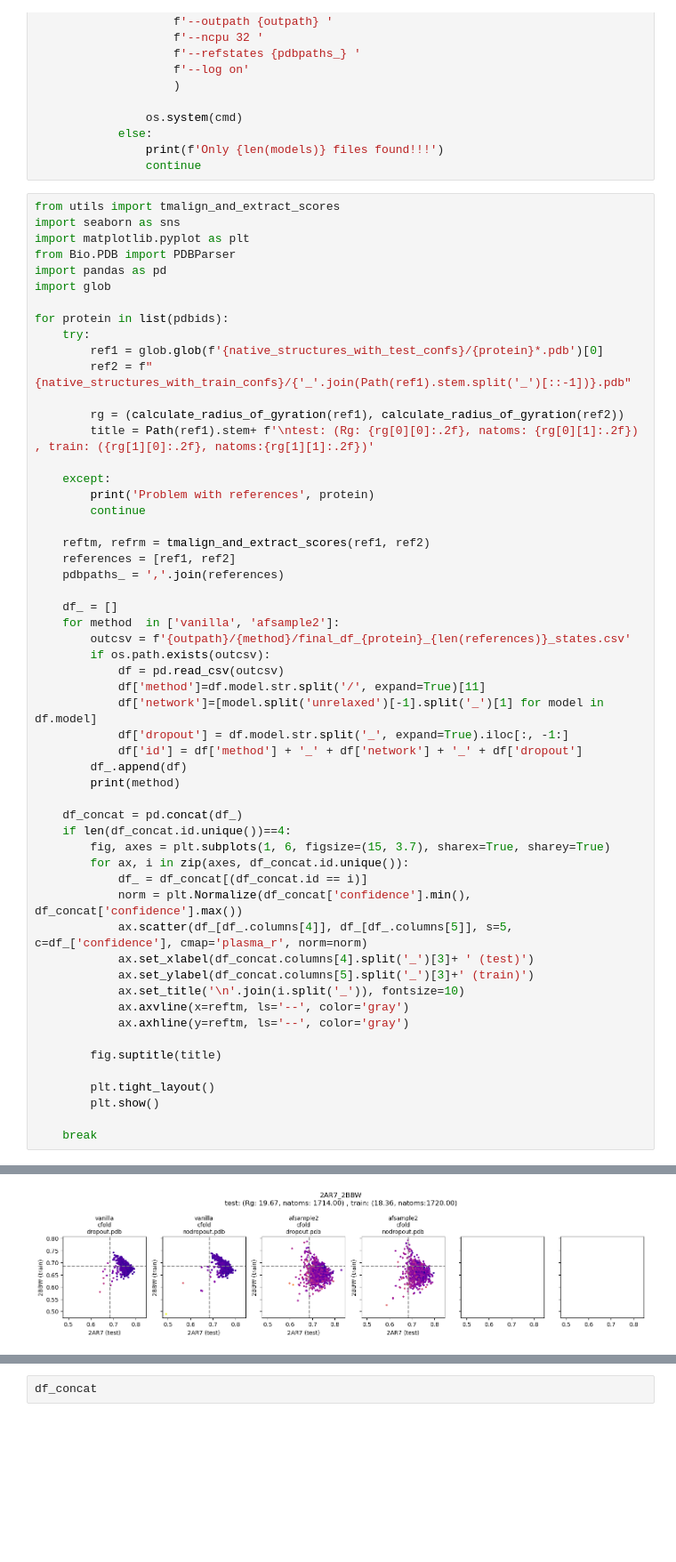
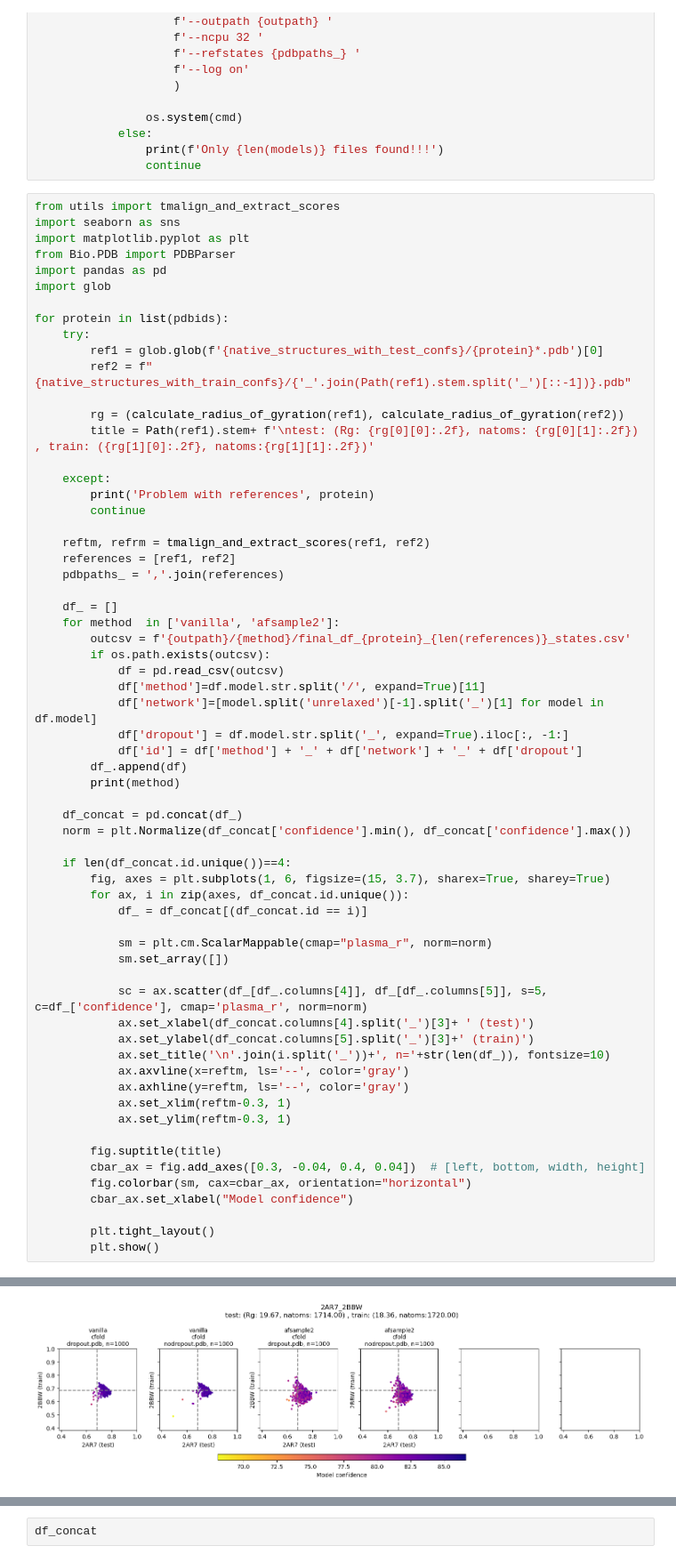
Before and after one commit to iamysk/AFsample2, a Jupyter notebook: notebooks/compile_cfold.ipynb, the cells around one changed output, grey strips where cells are left out. Shown at 89% size. Saved outputs shown, nothing was run; the diff lists cells and outputs as text; blank space fills up the shorter version.

```diff
--- a/notebooks/compile_cfold.ipynb
+++ b/notebooks/compile_cfold.ipynb
@@ -122,36 +122,44 @@ for protein in list(pdbids):
 
     df_ = []
     for method  in ['vanilla', 'afsample2']:
         outcsv = f'{outpath}/{method}/final_df_{protein}_{len(references)}_states.csv'
         if os.path.exists(outcsv):
             df = pd.read_csv(outcsv)
             df['method']=df.model.str.split('/', expand=True)[11]
             df['network']=[model.split('unrelaxed')[-1].split('_')[1] for model in df.model]
             df['dropout'] = df.model.str.split('_', expand=True).iloc[:, -1:]
             df['id'] = df['method'] + '_' + df['network'] + '_' + df['dropout']
         df_.append(df)
         print(method)
 
     df_concat = pd.concat(df_)
+    norm = plt.Normalize(df_concat['confidence'].min(), df_concat['confidence'].max())
+
     if len(df_concat.id.unique())==4:
         fig, axes = plt.subplots(1, 6, figsize=(15, 3.7), sharex=True, sharey=True)
         for ax, i in zip(axes, df_concat.id.unique()):
             df_ = df_concat[(df_concat.id == i)]
-            norm = plt.Normalize(df_concat['confidence'].min(), df_concat['confidence'].max())
-            ax.scatter(df_[df_.columns[4]], df_[df_.columns[5]], s=5, c=df_['confidence'], cmap='plasma_r', norm=norm)
+
+            sm = plt.cm.ScalarMappable(cmap="plasma_r", norm=norm)
+            sm.set_array([])
+
+            sc = ax.scatter(df_[df_.columns[4]], df_[df_.columns[5]], s=5, c=df_['confidence'], cmap='plasma_r', norm=norm)
             ax.set_xlabel(df_concat.columns[4].split('_')[3]+ ' (test)')
             ax.set_ylabel(df_concat.columns[5].split('_')[3]+' (train)')
-            ax.set_title('\n'.join(i.split('_')), fontsize=10)
+            ax.set_title('\n'.join(i.split('_'))+', n='+str(len(df_)), fontsize=10)
             ax.axvline(x=reftm, ls='--', color='gray')
             ax.axhline(y=reftm, ls='--', color='gray')
+            ax.set_xlim(reftm-0.3, 1)
+            ax.set_ylim(reftm-0.3, 1)
 
         fig.suptitle(title)
+        cbar_ax = fig.add_axes([0.3, -0.04, 0.4, 0.04])  # [left, bottom, width, height]
+        fig.colorbar(sm, cax=cbar_ax, orientation="horizontal")
+        cbar_ax.set_xlabel("Model confidence")
 
         plt.tight_layout()
         plt.show()
-
-    break
 # %% [output]
 vanilla
 afsample2
-[figure, old version]
+[figure, new version]
```
Also changed, not shown: parts of 1 cell of this notebook.
